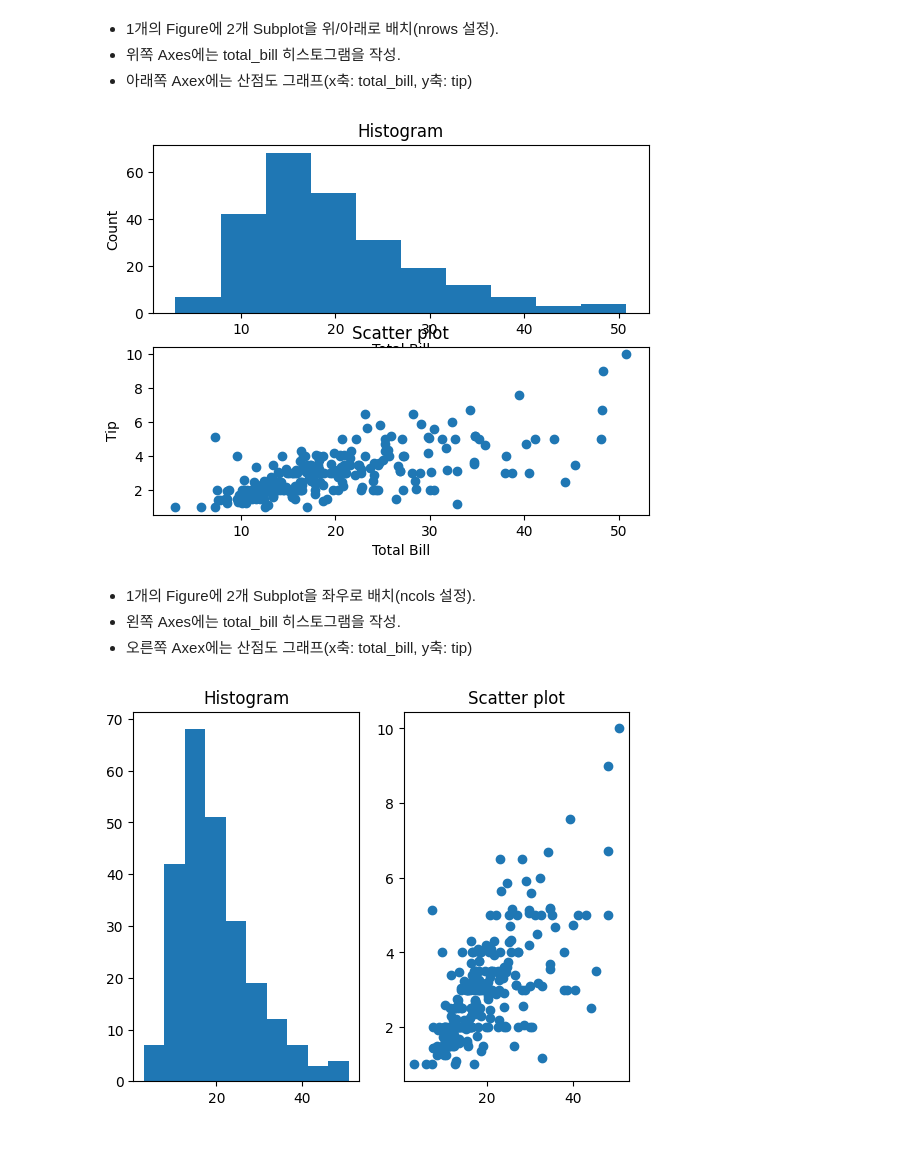
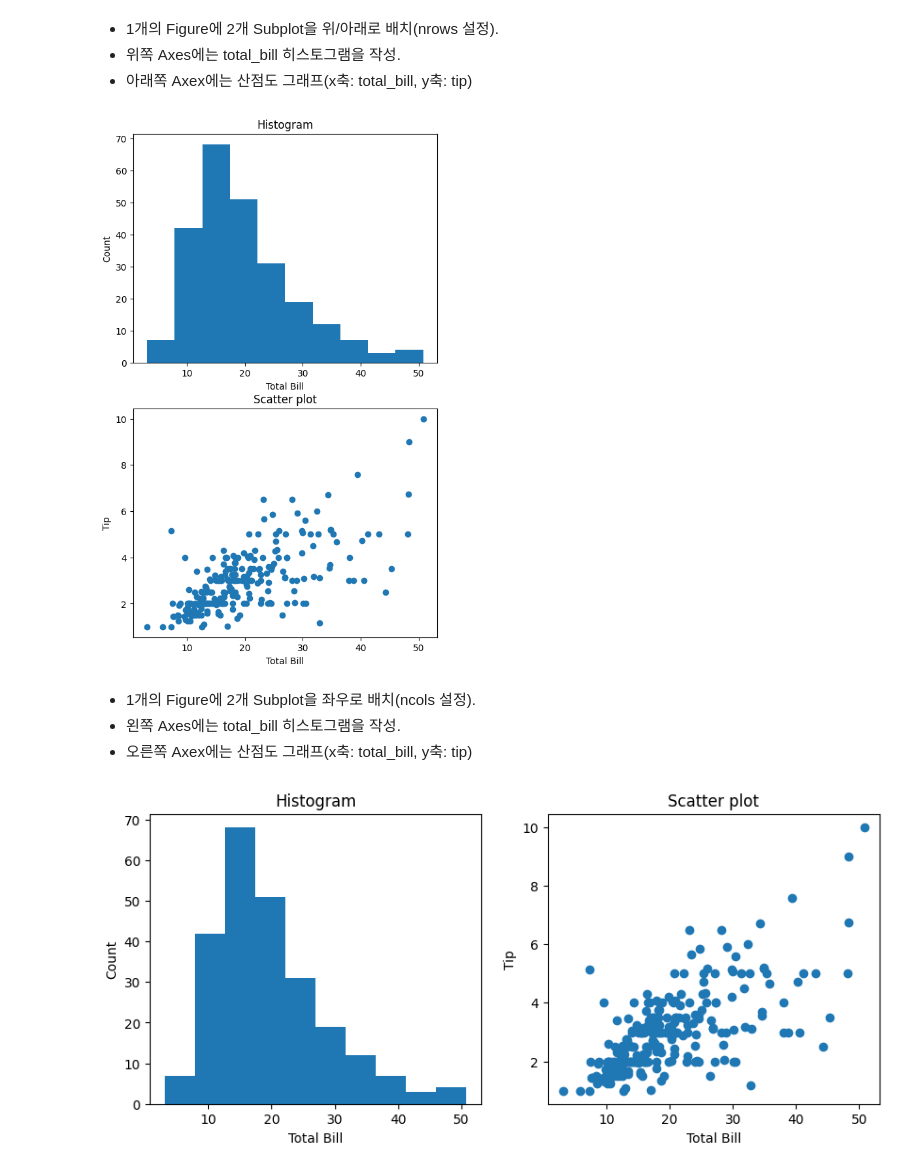
Before and after one commit to JakeOh/202504_itwill_oracle88, a Jupyter notebook: python20.ipynb, the cells around one changed output. Saved outputs shown, nothing was run; the diff lists cells and outputs as text; code cells hidden in the pictures; blank space fills up the shorter version.

```diff
--- a/python20.ipynb
+++ b/python20.ipynb
@@ -104,29 +104,29 @@ plt.show()
 *   아래쪽 Axex에는 산점도 그래프(x축: total_bill, y축: tip)
 # %%
 # 1. Figure 객체를 생성
-fig = plt.figure()
+fig = plt.figure(figsize=(6, 10))
 
 # 2. Figure 객체에 Subplot들을 추가
 axis1 = fig.add_subplot(2, 1, 1)  # 위쪽 Axes, add_subplot(211)와 동일.
 axis2 = fig.add_subplot(212)  # 아래쪽 Axes, add_subplot(2, 1, 2)와 동일.
 
 # 3. 그래프 작성
 axis1.hist(x=tips.total_bill)
 axis2.scatter(x=tips.total_bill, y=tips.tip)
 
 # 4. 옵션
 axis1.set_title('Histogram')
 axis1.set_xlabel('Total Bill')
 axis1.set_ylabel('Count')
 
 axis2.set_title('Scatter plot')
 axis2.set_xlabel('Total Bill')
 axis2.set_ylabel('Tip')
 
 # 5. 그래프 보여주기
 plt.show()
 # %% [output]
-[figure, old version]
+[figure, new version]
 # %% [markdown]
 *   1개의 Figure에 2개 Subplot을 좌우로 배치(ncols 설정).
 *   왼쪽 Axes에는 total_bill 히스토그램을 작성.
@@ -134,16 +134,21 @@ plt.show()
 # %%
 # 1. Figure 생성 + Subplot 추가
 fig, axes = plt.subplots(ncols=2)
+fig.set_size_inches(10, 4)
 
 # 2. 왼쪽 축(Axis)에 그래프 그리기 & 옵션
 axes[0].hist(x=tips.total_bill)
 axes[0].set_title('Histogram')
+axes[0].set_xlabel('Total Bill')
+axes[0].set_ylabel('Count')
 
 # 3. 오른쪽 축(Axis)에 그래프 그리기 & 옵션
 axes[1].scatter(x=tips.total_bill, y=tips.tip)
 axes[1].set_title('Scatter plot')
+axes[1].set_xlabel('Total Bill')
+axes[1].set_ylabel('Tip')
 
 # 4. 그래프 보여주기
 plt.show()
 # %% [output]
-[figure, old version]
+[figure, new version]
```
